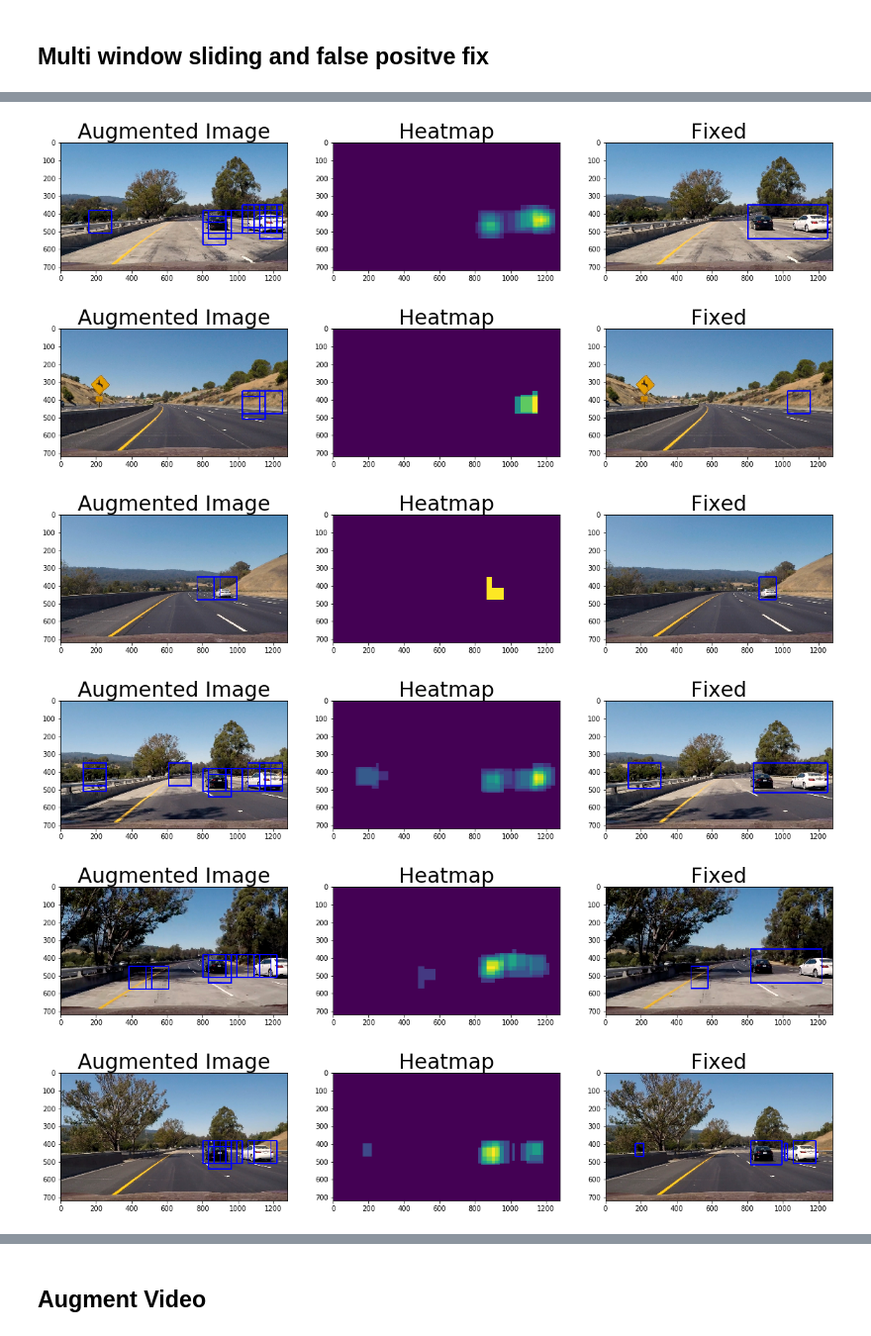
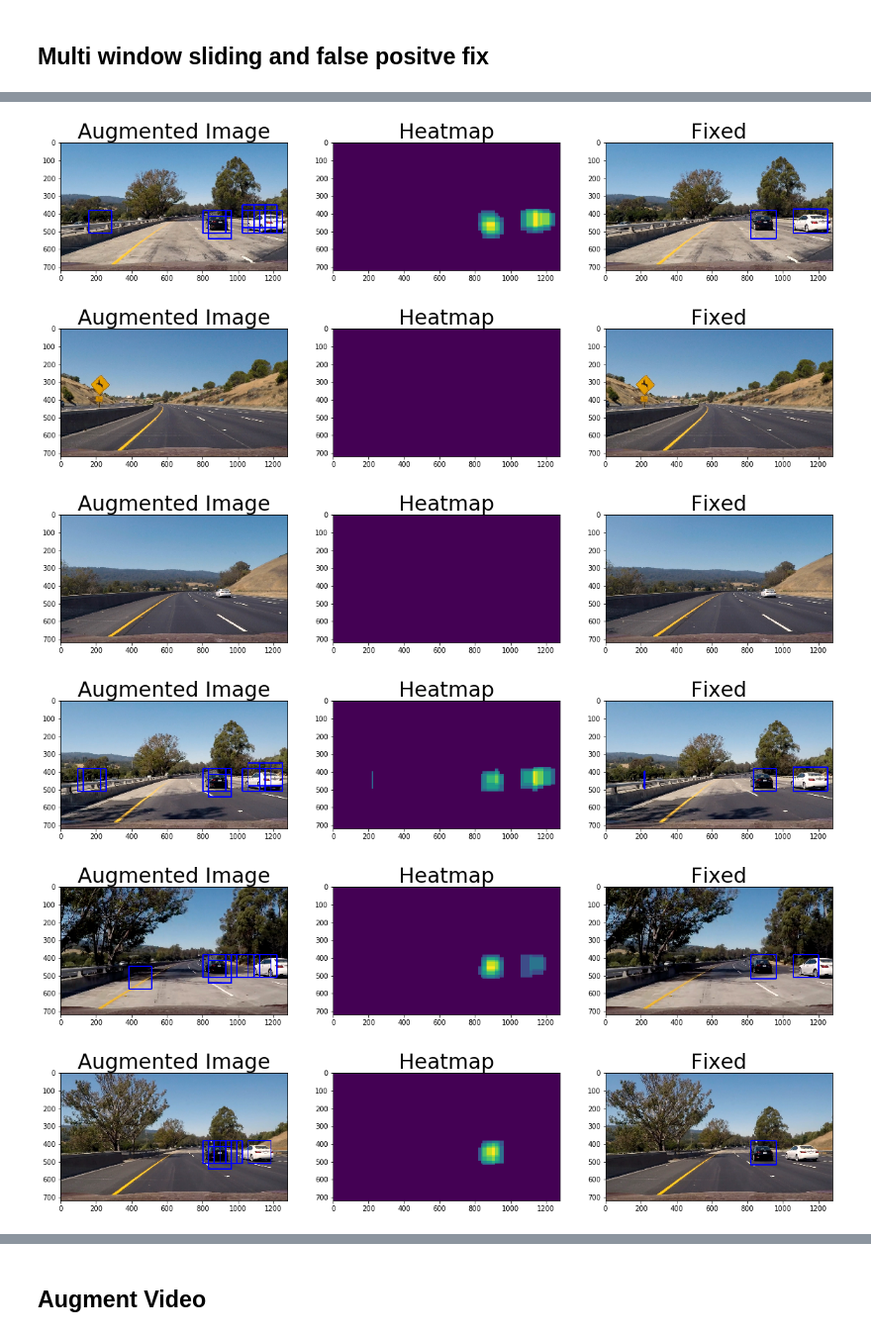
Before and after one commit to dennisjay/CarND-Vehicle-Detection, a Jupyter notebook: detection.ipynb, the cells around one changed output, grey strips where cells are left out. Shown at 99% size. Saved outputs shown, nothing was run; the diff lists cells and outputs as text; code cells hidden in the pictures.

```diff
--- a/detection.ipynb
+++ b/detection.ipynb
@@ -44,7 +44,7 @@ def pipeline(img, return_heatmap=False):
     heat = add_heat(heat, box_list)
 
     # Apply threshold to help remove false positives
-    heat = apply_threshold(heat, 1)
+    heat = apply_threshold(heat, 2)
 
     # Visualize the heatmap when displaying
     heatmap = np.clip(heat, 0, 255)
@@ -79,9 +81,9 @@ plt.show()
-[figure, old version]
+[figure, new version]
-[figure, old version]
+[figure, new version]
-[figure, old version]
+[figure, new version]
-[figure, old version]
+[figure, new version]
-[figure, old version]
+[figure, new version]
-[figure, old version]
+[figure, new version]
 [figure]
 # %% [markdown]
 ## Augment Video
```
Also changed, not shown: parts of 2 cells of this notebook, 6 other files.
